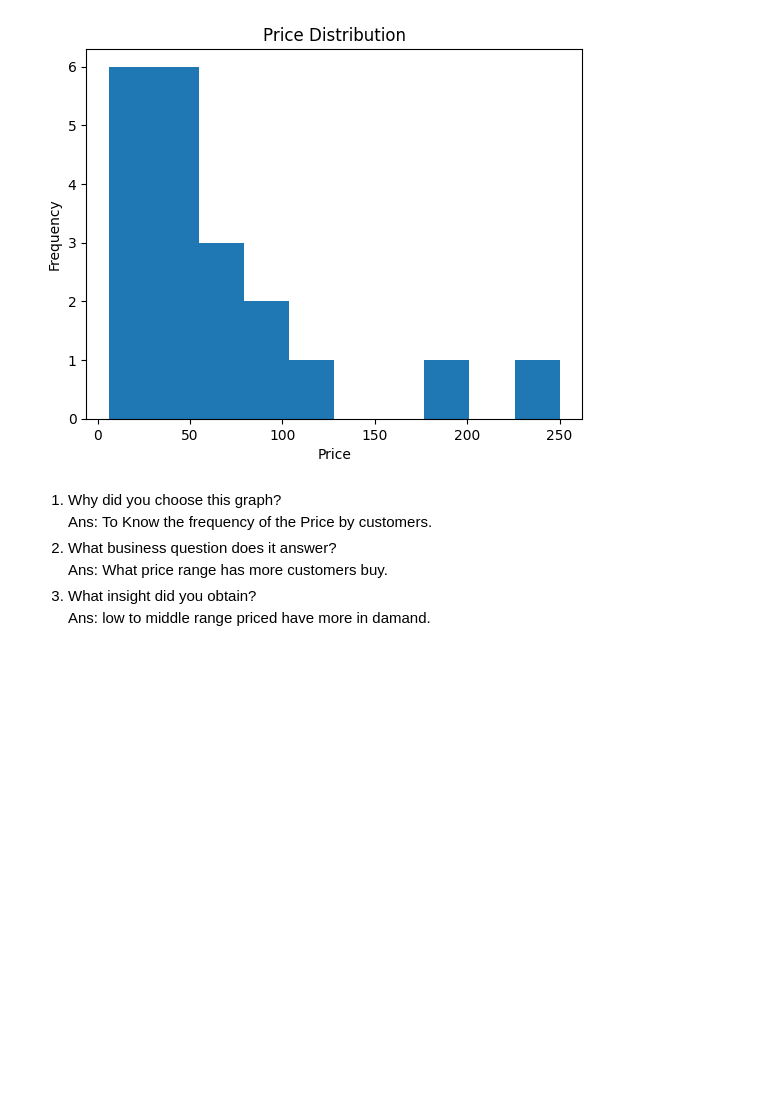
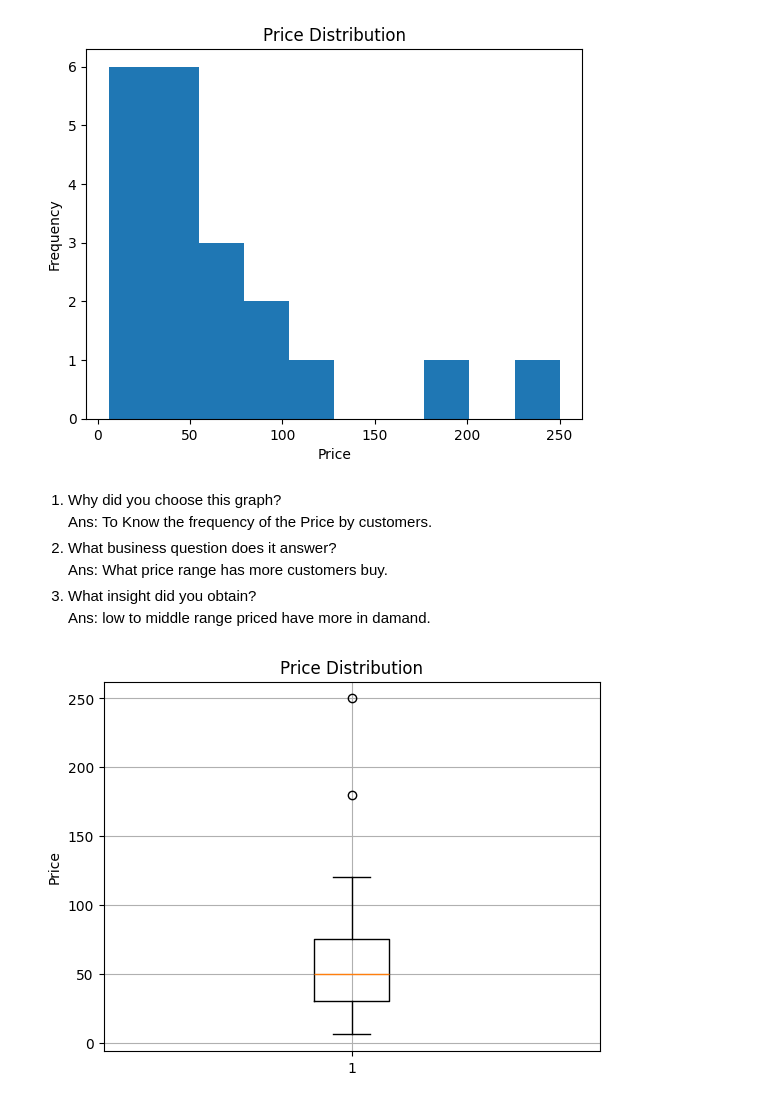
Before and after one commit to Riyaz127/TNS-Practice, a Jupyter notebook: Batch2_day11.ipynb, the cells around one changed output. Saved outputs shown, nothing was run; the diff lists cells and outputs as text; code cells hidden in the pictures; blank space fills up the shorter version.

```diff
--- a/Batch2_day11.ipynb
+++ b/Batch2_day11.ipynb
@@ -166,3 +165,12 @@ Ans: To Know the frequency of the Price by customers.
 Ans: What price range has more customers buy.
 3. What insight did you obtain?
 Ans: low to middle range priced have more in damand.
+# %%
+#Box Plot
+plt.boxplot(df['Price'])
+plt.grid()
+plt.ylabel("Price")
+plt.title("Price Distribution")
+plt.show()
+# %% [output]
+[figure, added]
```
Also changed, not shown: parts of 5 cells of this notebook.
